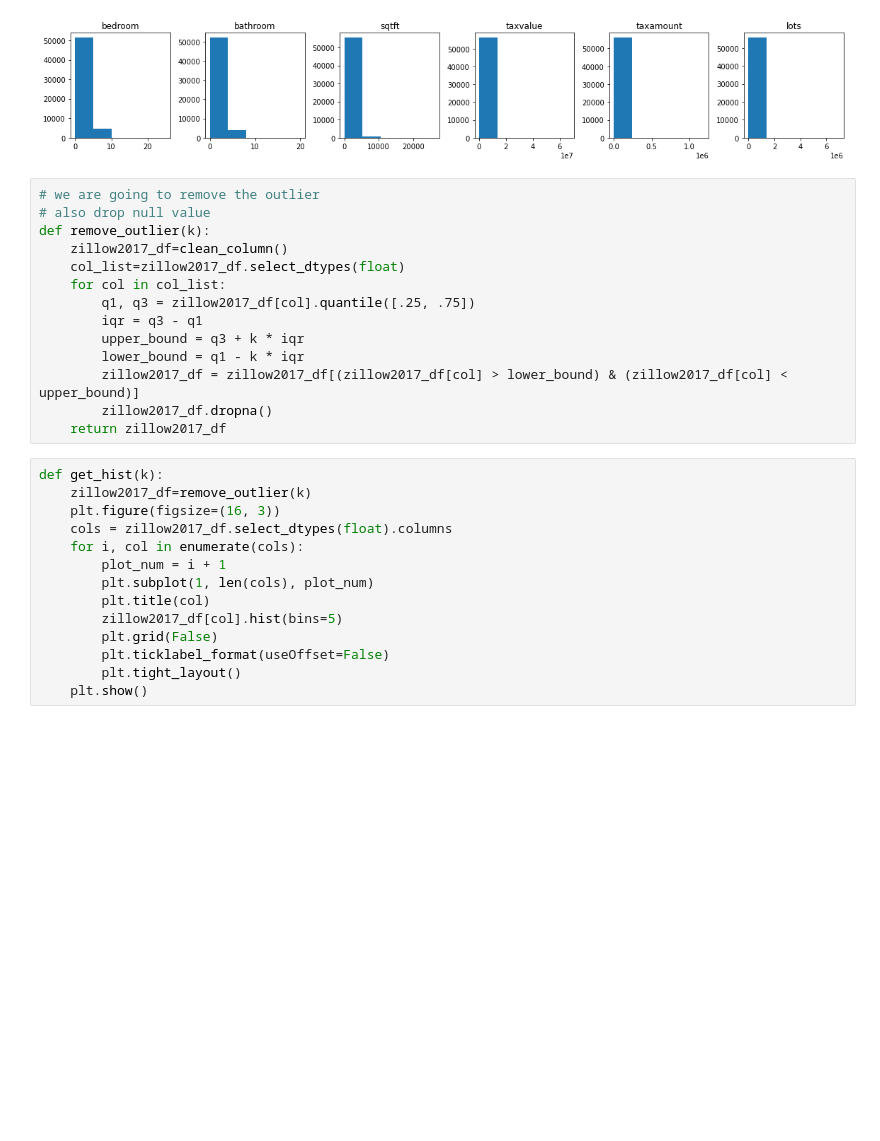
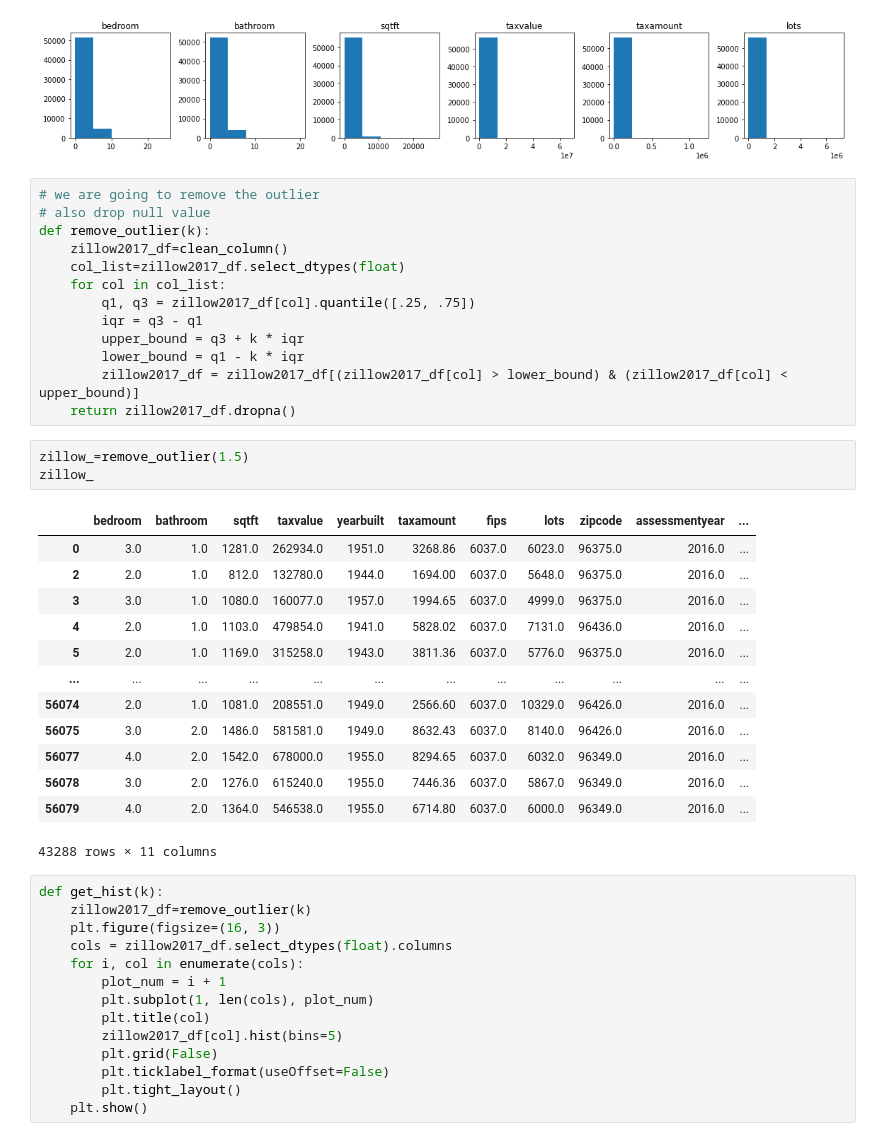
Before and after one commit to QinzhiChen/regression-exercises, a Jupyter notebook: wrangle_zillow.ipynb, the cells around one changed output. Drawn from its saved outputs; the diff is of its cells as text; blank space fills up the shorter version.

```diff
--- a/wrangle_zillow.ipynb
+++ b/wrangle_zillow.ipynb
@@ -66,8 +66,24 @@ def remove_outlier(k):
         upper_bound = q3 + k * iqr
         lower_bound = q1 - k * iqr
         zillow2017_df = zillow2017_df[(zillow2017_df[col] > lower_bound) & (zillow2017_df[col] < upper_bound)]
-        zillow2017_df.dropna()
-    return zillow2017_df
+    return zillow2017_df.dropna()
+# %%
+zillow_=remove_outlier(1.5)
+zillow_
+# %% [output]
+|  | bedroom | bathroom | sqtft | taxvalue | yearbuilt | taxamount | fips | lots | zipcode | assessmentyear | ... |
+| 0 | 3.0 | 1.0 | 1281.0 | 262934.0 | 1951.0 | 3268.86 | 6037.0 | 6023.0 | 96375.0 | 2016.0 | ... |
+| 2 | 2.0 | 1.0 | 812.0 | 132780.0 | 1944.0 | 1694.00 | 6037.0 | 5648.0 | 96375.0 | 2016.0 | ... |
+| 3 | 3.0 | 1.0 | 1080.0 | 160077.0 | 1957.0 | 1994.65 | 6037.0 | 4999.0 | 96375.0 | 2016.0 | ... |
+| 4 | 2.0 | 1.0 | 1103.0 | 479854.0 | 1941.0 | 5828.02 | 6037.0 | 7131.0 | 96436.0 | 2016.0 | ... |
+| 5 | 2.0 | 1.0 | 1169.0 | 315258.0 | 1943.0 | 3811.36 | 6037.0 | 5776.0 | 96375.0 | 2016.0 | ... |
+| ... | ... | ... | ... | ... | ... | ... | ... | ... | ... | ... | ... |
+| 56074 | 2.0 | 1.0 | 1081.0 | 208551.0 | 1949.0 | 2566.60 | 6037.0 | 10329.0 | 96426.0 | 2016.0 | ... |
+| 56075 | 3.0 | 2.0 | 1486.0 | 581581.0 | 1949.0 | 8632.43 | 6037.0 | 8140.0 | 96426.0 | 2016.0 | ... |
+| 56077 | 4.0 | 2.0 | 1542.0 | 678000.0 | 1955.0 | 8294.65 | 6037.0 | 6032.0 | 96349.0 | 2016.0 | ... |
+| 56078 | 3.0 | 2.0 | 1276.0 | 615240.0 | 1955.0 | 7446.36 | 6037.0 | 5867.0 | 96349.0 | 2016.0 | ... |
+| 56079 | 4.0 | 2.0 | 1364.0 | 546538.0 | 1955.0 | 6714.80 | 6037.0 | 6000.0 | 96349.0 | 2016.0 | ... |
+43288 rows × 11 columns
 # %%
 def get_hist(k):
     zillow2017_df=remove_outlier(k)
```
Also changed, not shown: parts of 1 cell of this notebook, 2 other files.
